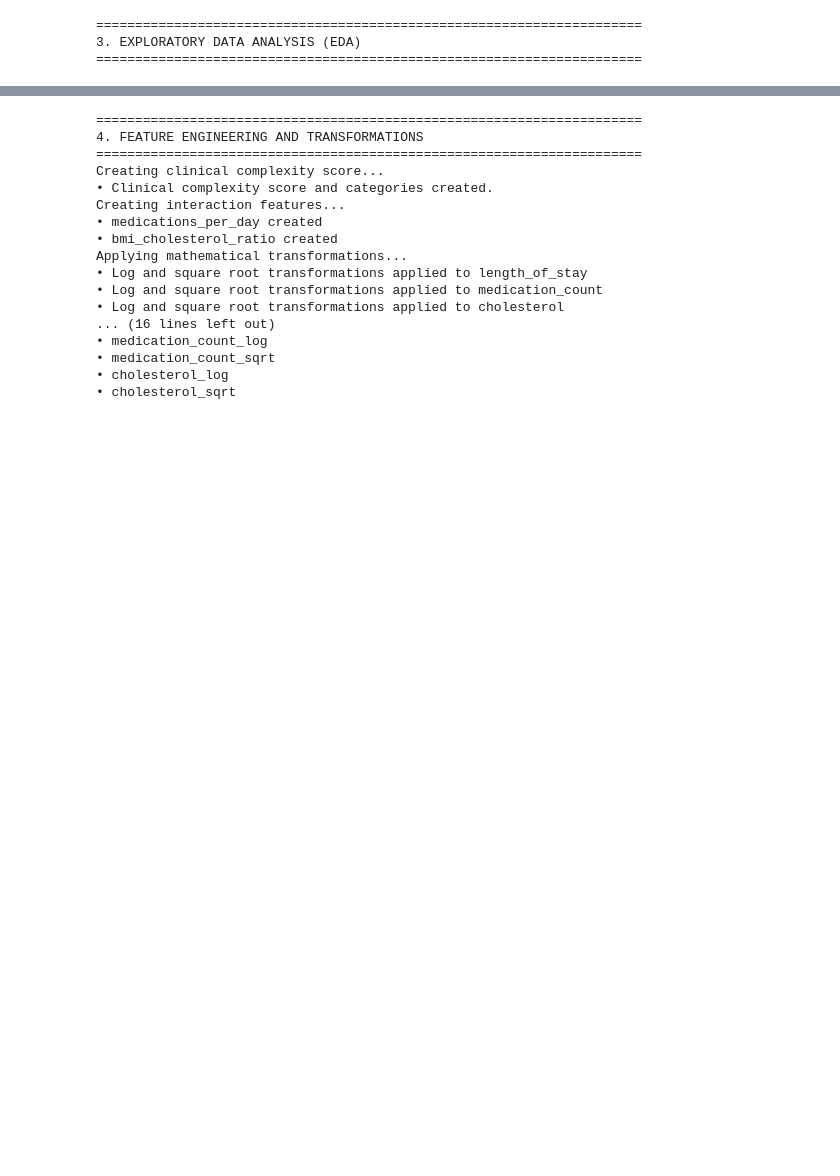
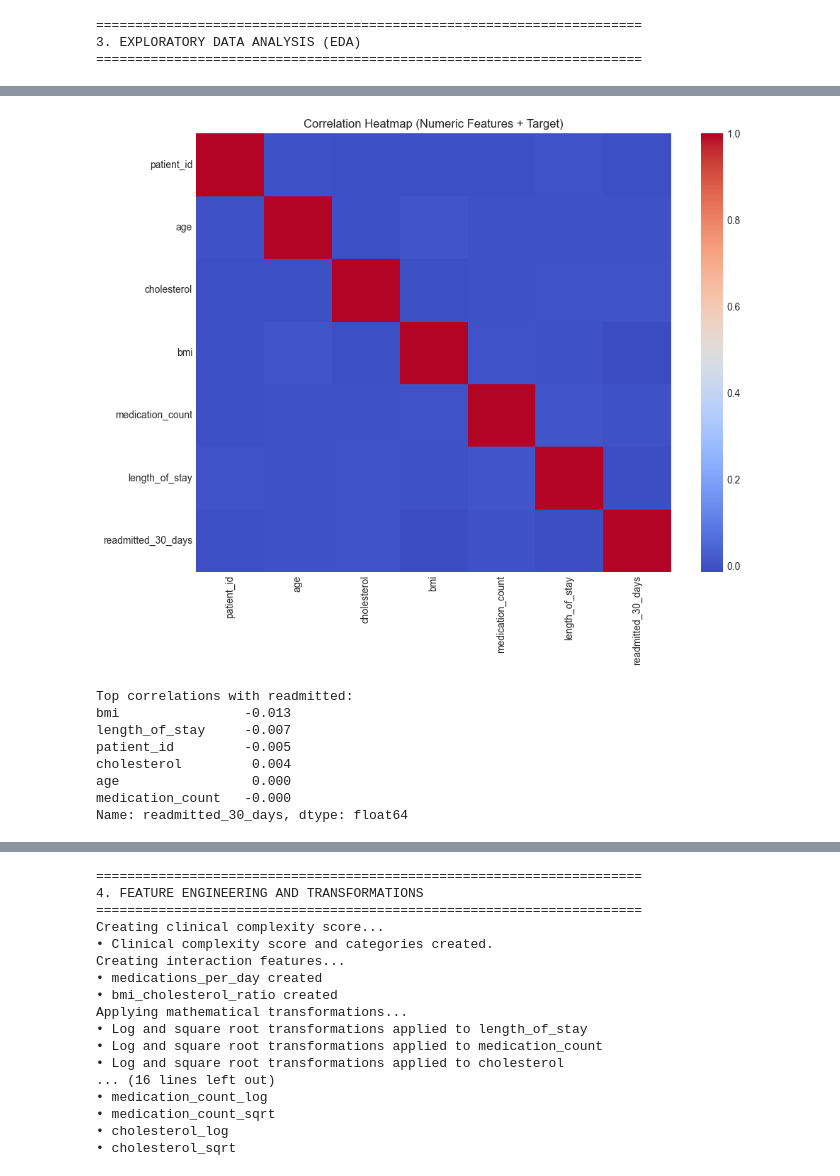
Before and after one commit to albertokabore/Hospital-Readmission-Prediction, a Jupyter notebook: notebooks/Readmission_Project.ipynb, the cells around one changed output, grey strips where cells are left out. Cells and saved outputs as stored; diff of their text form; code cells hidden in the pictures; blank space fills up the shorter version.

```diff
--- a/notebooks/Readmission_Project.ipynb
+++ b/notebooks/Readmission_Project.ipynb
@@ -329,0 +366,25 @@ Creating interaction features...
+# %%
+# 3.4 Correlation heatmap (numeric)
+if len(numeric_cols) >= 2:
+    corr_cols = numeric_cols + [target_col]
+    corr_matrix = df[corr_cols].corr()
+    plt.figure(figsize=(10, 8))
+    sns.heatmap(corr_matrix, annot=False, cmap="coolwarm", square=False)
+    plt.title("Correlation Heatmap (Numeric Features + Target)")
+    plt.tight_layout()
+    plt.show()
+  # Print top correlations with target
+    print("\nTop correlations with readmitted:")
+    target_corr = corr_matrix[target_col].drop(target_col).sort_values(
+        key=lambda s: s.abs(), ascending=False)
+    print(target_corr.head(10))
+# %% [output]
+[figure, added]
+Top correlations with readmitted:
+bmi                -0.013
+length_of_stay     -0.007
+patient_id         -0.005
+cholesterol         0.004
+age                 0.000
+medication_count   -0.000
+Name: readmitted_30_days, dtype: float64
```
Also changed, not shown: parts of 7 cells of this notebook.
